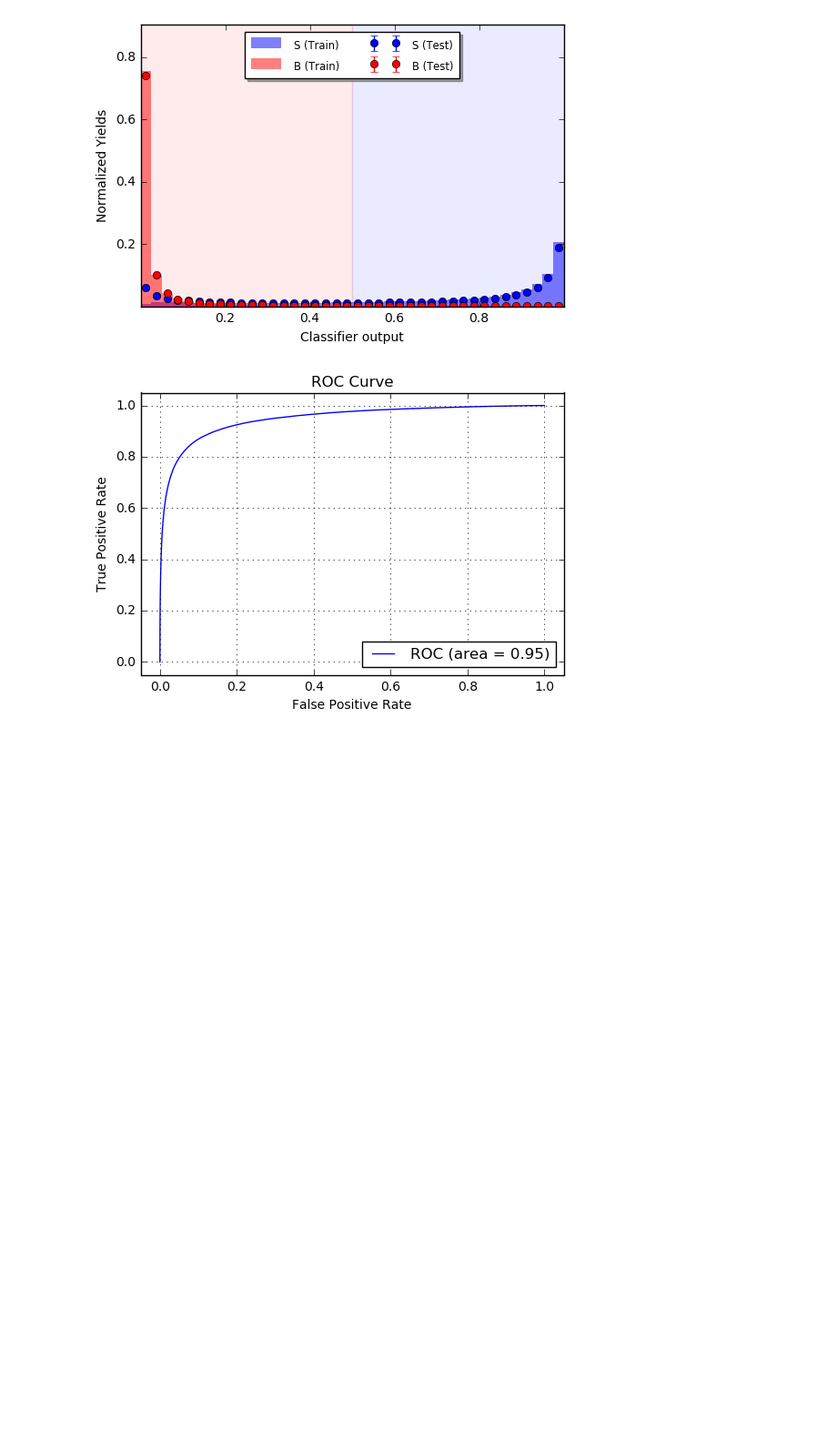
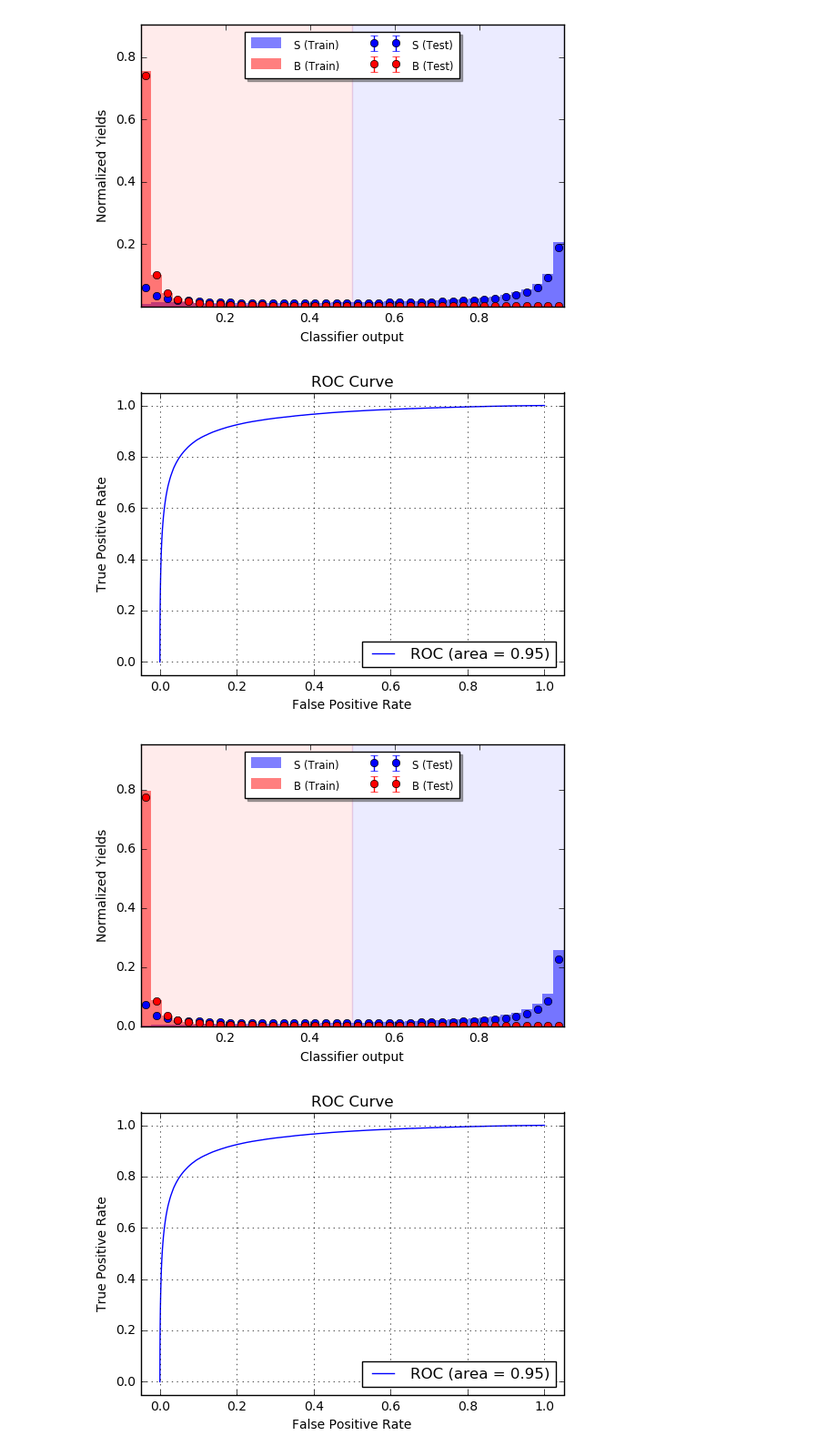
Before and after one commit to michelif/HHbbgg_ETH, a Jupyter notebook: Training/notebooks/trainMVAHHbbgg.ipynb, the cells around one changed output. Shown: that part at 91% size. Saved outputs shown, nothing was run; the diff lists cells and outputs as text; code cells hidden in the pictures; blank space fills up the shorter version.

```diff
--- a/Training/notebooks/trainMVAHHbbgg.ipynb
+++ b/Training/notebooks/trainMVAHHbbgg.ipynb
@@ -14,9 +14,9 @@ files = ! ls $data | sort -t_ -k 3 -n
 signal = [s for s in files if "NonRes" in s]
 background = [s for s in files if "DiPhotonJets" in s]
 
-utils.IO.set_signal_and_background(ntuples,signal,background)
-
-print "using background file:"+utils.IO.backgroundName
-print "using signal file:"+utils.IO.signalName
+for i in range(len(utils.IO.backgroundName)):
+    print "using background file n."+str(i)+": "+utils.IO.backgroundName[i]
+for i in range(len(utils.IO.signalName)):
+    print "using signal file n."+str(i)+": "+utils.IO.signalName[i]
 # %% [output]
 env: data=/mnt/t3nfs01/data01/shome/micheli/HHbbgg_ETH/root_files/20170509
@@ -53,12 +36,12 @@ import pandas as pd
 import root_pandas as rpd
 #reload(pd)
 #reload(rpd)
-print "name"+utils.IO.signalName
+print "name "+utils.IO.signalName[0]
 
 #signal_df = rpd.read_root_LorentzVector(utils.IO.signalName,"bbggSelectionTree", columns = branch_names, columns_lorentz=branch_names_lorentz,columns_lorentz_var=branch_names_\
 #lorentz_var)
-signal_df = rpd.read_root(utils.IO.signalName,"bbggSelectionTree", columns = branch_names)
-background_df = rpd.read_root(utils.IO.backgroundName,"bbggSelectionTree", columns = branch_names)
+signal_df = rpd.read_root(utils.IO.signalName[0],"bbggSelectionTree", columns = branch_names)
+background_df = rpd.read_root(utils.IO.backgroundName[0],"bbggSelectionTree", columns = branch_names)
 #example for converting files into csv. useful for plotting
 #signal_df.to_csv('/tmp/micheli/prova.csv',',',mode='w')
 # %% [output]
@@ -144,3 +127,18 @@ plt.show()
 # %% [output]
 [figure]
 [figure]
+# %%
+clf_1000 = xgb.XGBClassifier(max_depth=10,learning_rate=0.2,n_estimators=1000, min_child_weight=1e-5, nthread= 12)
+#clf = ensemble.GradientBoostingClassifier(max_depth=10,learning_rate=0.1,n_estimators=200,verbose=1)
+clf_1000.fit(X_total_train,y_total_train)
+import matplotlib.pyplot as plt
+X_total_test = utils.preprocessing.get_total_test_sample(pd.DataFrame(X_sig),pd.DataFrame(X_bkg))
+y_total_test = utils.preprocessing.get_total_test_sample(pd.DataFrame(y_sig),pd.DataFrame(y_bkg)).ravel()
+
+utils.plotting.plot_classifier_output(clf_1000,X_total_train,X_total_test,y_total_train,y_total_test,outString="xbrg_1000")
+plt.show()
+utils.plotting.plot_roc_curve(X_total_test,y_total_test,clf,"xgbr")
+plt.show()
+# %% [output]
+[figure, added]
+[figure, added]
```
Also changed, not shown: parts of 4 cells of this notebook, 1 other file.
